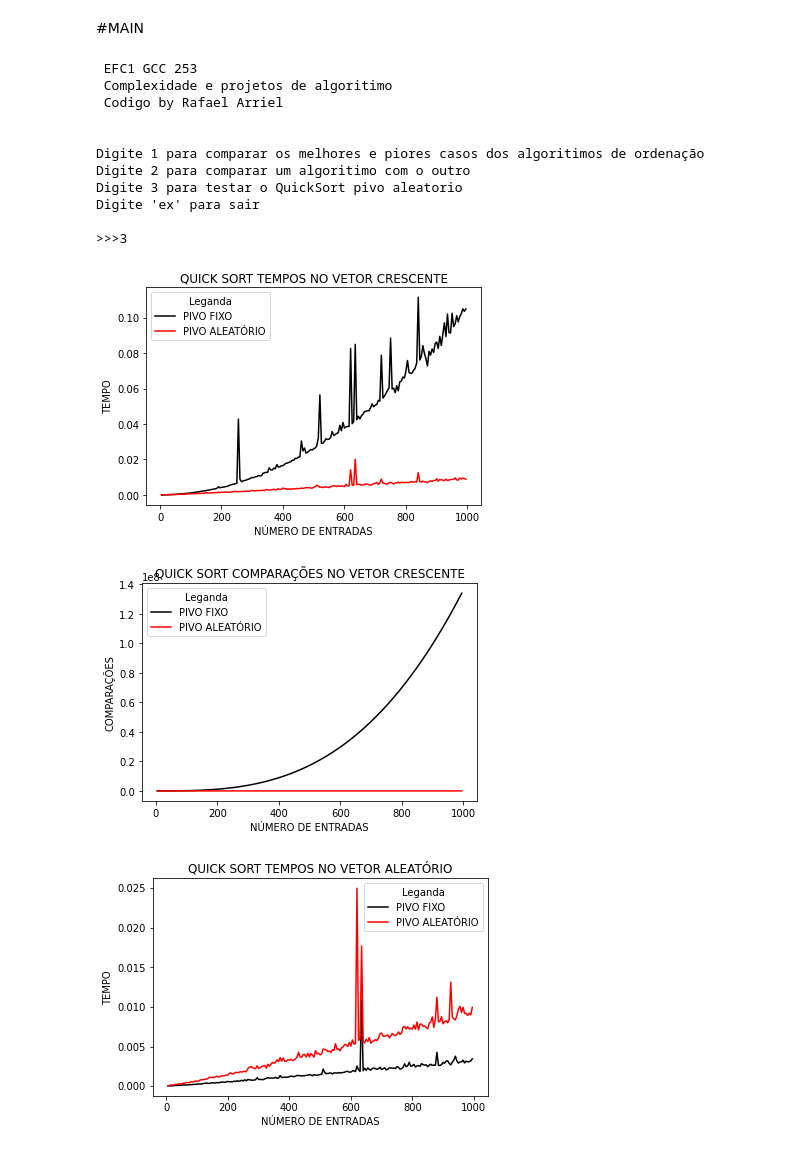
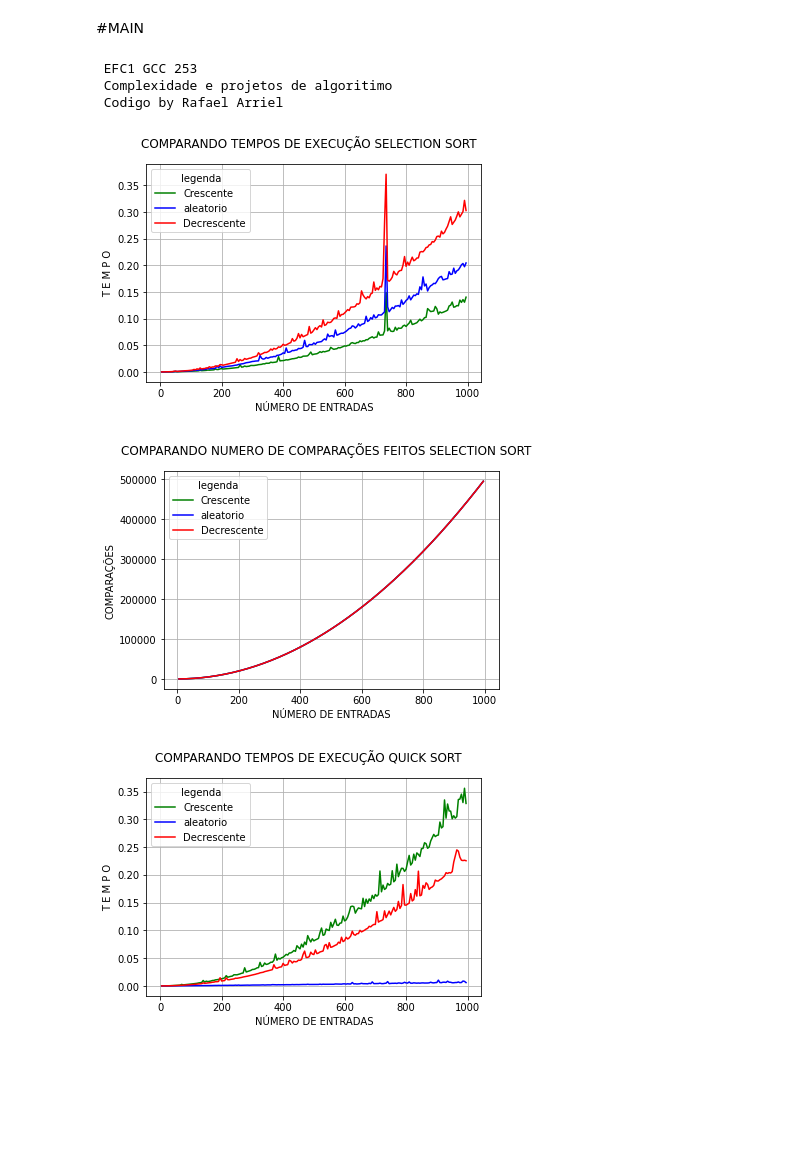
Before and after one commit to Rafael1050/cpa-ex-nota1, a Jupyter notebook: EFC1_GCC_253.ipynb, the cells around one changed output. Saved outputs shown, nothing was run; the diff lists cells and outputs as text; code cells hidden in the pictures; blank space fills up the shorter version.

```diff
--- a/EFC1_GCC_253.ipynb
+++ b/EFC1_GCC_253.ipynb
@@ -271,9 +236,9 @@ def quickPA(arr, ini, fim, c):
 
 def quickSortPA(arr):
     c = [0]
-    ti = time.time()
+    tini = time.time()
     quickPA(arr, 0, len(arr)-1, c)
-    return time.time() - ti, c[0]
+    return time.time() - tini, c[0]
 # %% [markdown]
 # Questões
 # %% [markdown]
@@ -780,43 +760,39 @@ def quickPivoAle():
 # %%
 ##########MAIN#########
 #Rotina principal onde chama os código
 
 #print("EFC1 GCC 253 \n Complexidade e projetos de algoritimo \n Codigo by Rafael Arriel & Fabio Vitor \n \n ")
 print(" EFC1 GCC 253 \n Complexidade e projetos de algoritimo \n Codigo by Rafael Arriel \n ")
-printMenu()
+#printMenu()
 
-op = input(">>>")
+op = 1
 print("\n")
 
 while op != "ex":
 
-  if op =="1":
-    rotinaTestOrd()
+  for h in range(3):
+    if op == 1:
+      rotinaTestOrd()
 
-  elif op =="2":
-    rotinaComparaAlgoritimo()
+    elif op ==2:
+      rotinaComparaAlgoritimo()
 
-  elif op =="3":
-    quickPivoAle()
+    elif op ==3:
+      quickPivoAle()
 
-  else:
-    print("!!!Opção invalida!!! \n")
+    else:
+      print("!!!Opção invalida!!! \n")
 
 
-  printMenu()
-  op = input(">>>")
+    print("\n")
+    #printMenu()
+    op +=1
+
+  op = "ex"
 # %% [output]
  EFC1 GCC 253
  Complexidade e projetos de algoritimo
  Codigo by Rafael Arriel
-
-
-Digite 1 para comparar os melhores e piores casos dos algoritimos de ordenação
-Digite 2 para comparar um algoritimo com o outro
-Digite 3 para testar o QuickSort pivo aleatorio
-Digite 'ex' para sair
-
->>>3
-[figure, old version]
+[figure, new version]
-[figure, old version]
+[figure, new version]
-[figure, old version]
+[figure, new version]
```
Also changed, not shown: parts of 11 cells of this notebook.
